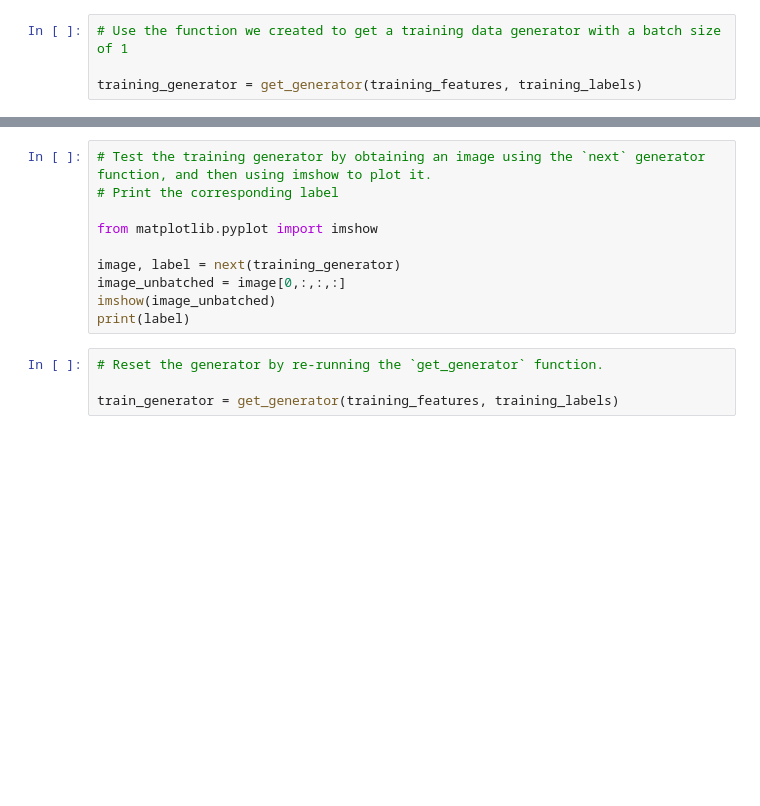
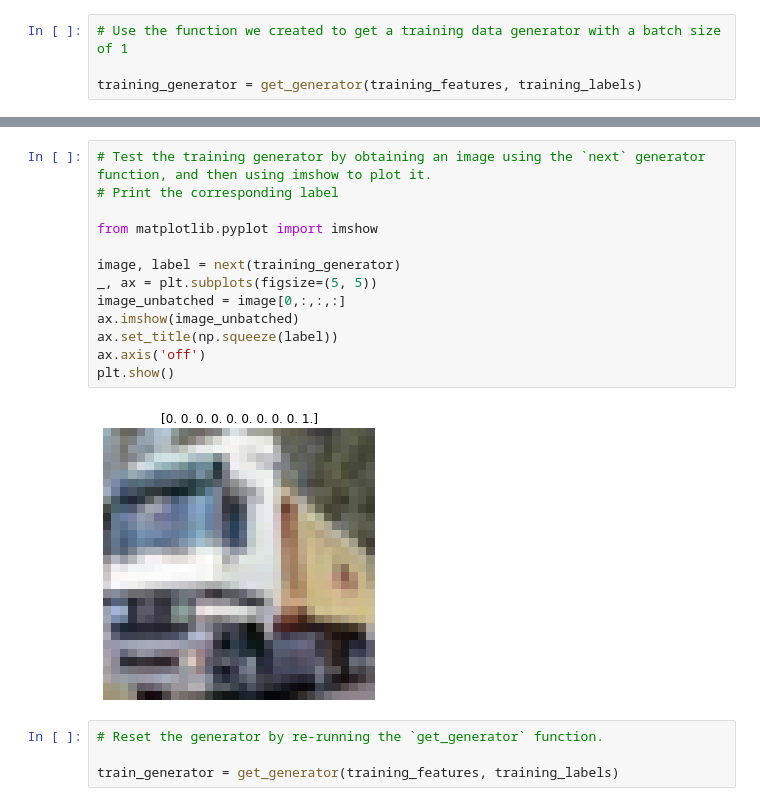
Before and after one commit to ahmed-gharib89/TensorFlow_2_for_Deep_Learning, a Jupyter notebook: Customising your models with TensorFlow 2/week2/Keras_datasets.ipynb, the cells around one changed output, grey strips where cells are left out. Cells and saved outputs as stored; diff of their text form; blank space fills up the shorter version.

```diff
--- a/Customising your models with TensorFlow 2/week2/Keras_datasets.ipynb
+++ b/Customising your models with TensorFlow 2/week2/Keras_datasets.ipynb
@@ -625,13 +638,18 @@ print(label.shape)
 # %%
 # Test the training generator by obtaining an image using the `next` generator function, and then using imshow to plot it.
 # Print the corresponding label
 
 from matplotlib.pyplot import imshow
 
 image, label = next(training_generator)
+_, ax = plt.subplots(figsize=(5, 5))
 image_unbatched = image[0,:,:,:]
-imshow(image_unbatched)
-print(label)
+ax.imshow(image_unbatched)
+ax.set_title(np.squeeze(label))
+ax.axis('off')
+plt.show()
+# %% [output]
+[figure, added]
 # %%
 # Reset the generator by re-running the `get_generator` function.
 
```
Also changed, not shown: parts of 27 cells of this notebook.
